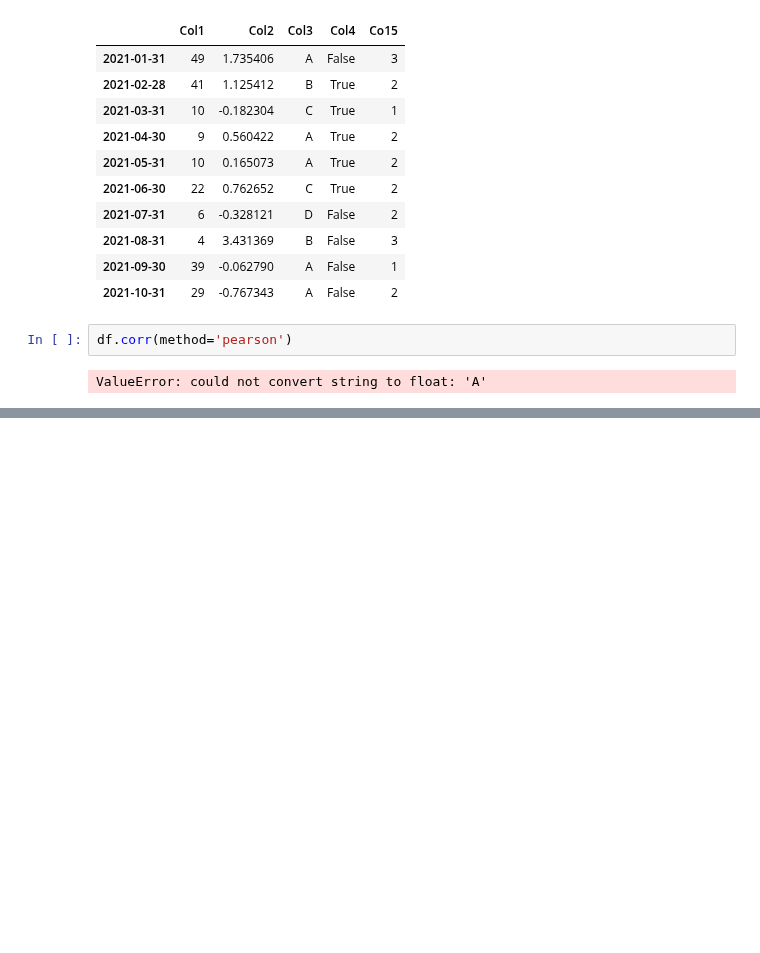
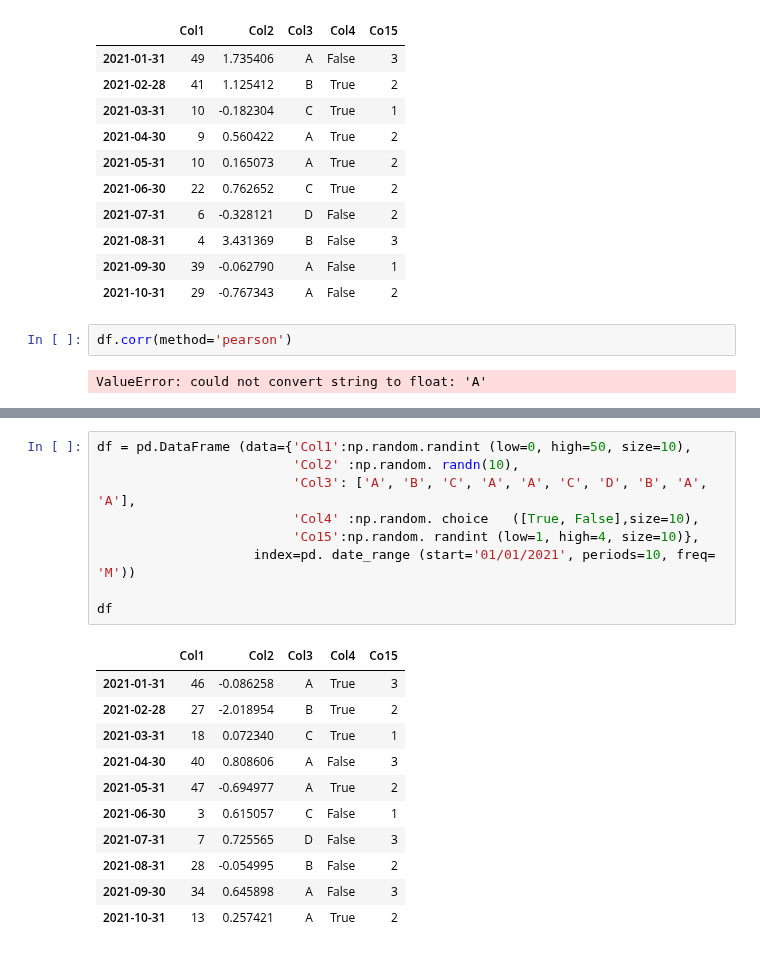
Before and after one commit to Danpr1984/Calculator-, a Jupyter notebook: Pandas training.ipynb, the cells around one changed output, grey strips where cells are left out. Cells and saved outputs as stored; diff of their text form; blank space fills up the shorter version.

Commit message:
testing data sets

```diff
--- a/Pandas training.ipynb
+++ b/Pandas training.ipynb
@@ -1385,0 +1376,21 @@ df
+# %%
+df = pd.DataFrame (data={'Col1':np.random.randint (low=0, high=50, size=10),
+                         'Col2' :np.random. randn(10),
+                         'Col3': ['A', 'B', 'C', 'A', 'A', 'C', 'D', 'B', 'A', 'A'],
+                         'Col4' :np.random. choice   ([True, False],size=10),
+                         'Co15':np.random. randint (low=1, high=4, size=10)},
+                    index=pd. date_range (start='01/01/2021', periods=10, freq= 'M'))
+
+df
+# %% [output]
+|  | Col1 | Col2 | Col3 | Col4 | Co15 |
+| 2021-01-31 | 46 | -0.086258 | A | True | 3 |
+| 2021-02-28 | 27 | -2.018954 | B | True | 2 |
+| 2021-03-31 | 18 | 0.072340 | C | True | 1 |
+| 2021-04-30 | 40 | 0.808606 | A | False | 3 |
+| 2021-05-31 | 47 | -0.694977 | A | True | 2 |
+| 2021-06-30 | 3 | 0.615057 | C | False | 1 |
+| 2021-07-31 | 7 | 0.725565 | D | False | 3 |
+| 2021-08-31 | 28 | -0.054995 | B | False | 2 |
+| 2021-09-30 | 34 | 0.645898 | A | False | 3 |
+| 2021-10-31 | 13 | 0.257421 | A | True | 2 |
```
Also changed, not shown: parts of 24 cells of this notebook.
